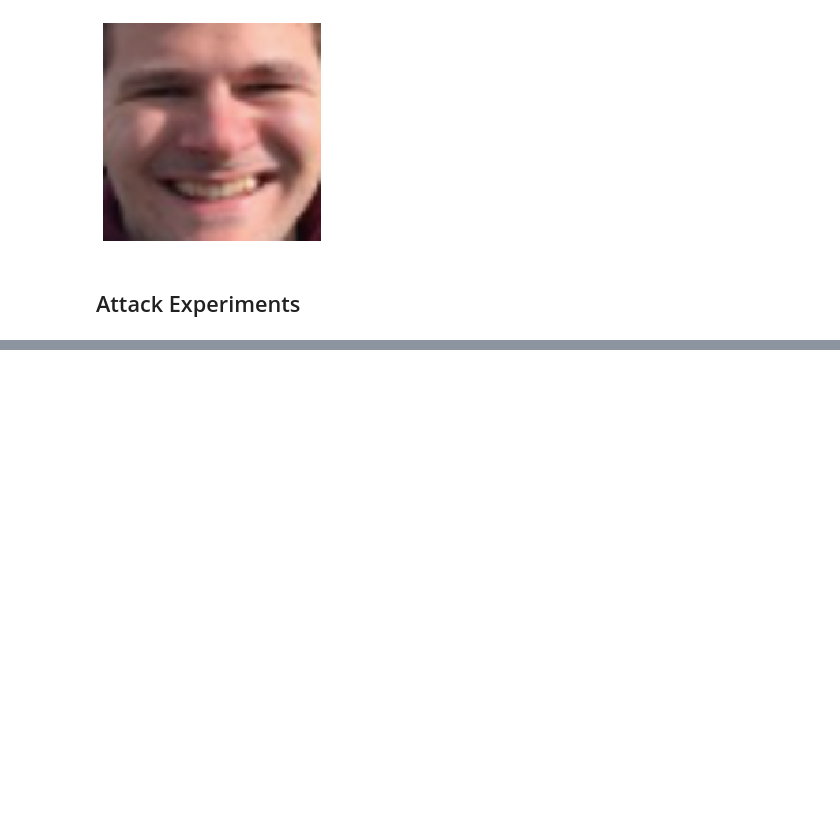
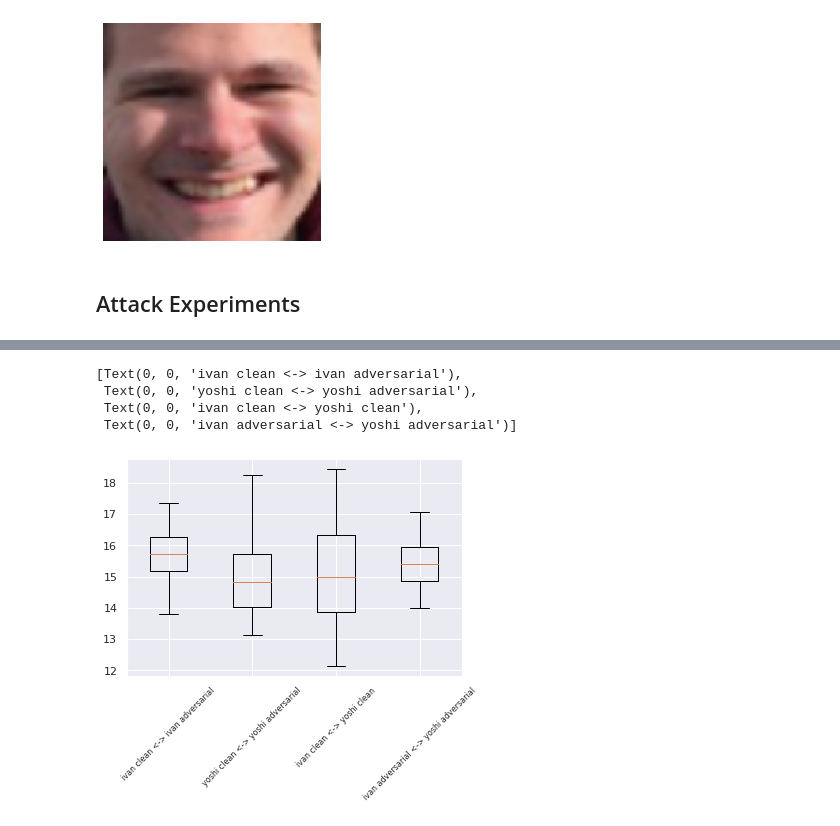
Before and after one commit to psturmfels/adversarial_faces, a Jupyter notebook: notebooks/Strong_Attack.ipynb, the cells around one changed output, grey strips where cells are left out. Saved outputs shown, nothing was run; the diff lists cells and outputs as text; code cells hidden in the pictures; blank space fills up the shorter version.

```diff
--- a/notebooks/Strong_Attack.ipynb
+++ b/notebooks/Strong_Attack.ipynb
@@ -252,2 +342,3 @@ class ExperimentalAttacker(Attacker):
 # %%
 yoshi_embeddings = model.predict(np.array(yoshi_images), batch_size=6)
+ivan_embeddings = model.predict(np.array(ivan_images), batch_size=6)
@@ -271,0 +531,43 @@ TypeError: 'list' object cannot be interpreted as an integer
+# %%
+yoshi_adversarial_embeddings = model.predict(np.array(yoshi_adversarial_images), batch_size=6)
+ivan_adversarial_embeddings = model.predict(np.array(ivan_adversarial_images), batch_size=6)
+# %%
+ivan_clean_adv = pairwise_distances(
+     ivan_embeddings,
+     ivan_adversarial_embeddings,
+     metric='euclidean',
+).flatten()
+yoshi_clean_adv = pairwise_distances(
+     yoshi_embeddings,
+     yoshi_adversarial_embeddings,
+     metric='euclidean',
+).flatten()
+ivan_yoshi_clean = pairwise_distances(
+     ivan_embeddings,
+     yoshi_embeddings,
+     metric='euclidean',
+).flatten()
+ivan_adv_yoshi_adv =  pairwise_distances(
+     ivan_adversarial_embeddings,
+     yoshi_adversarial_embeddings,
+     metric='euclidean',
+).flatten()
+
+
+ivan_clean_clean = pairwise_distances(
+     ivan_embeddings,
+     ivan_embeddings,
+     metric='euclidean',
+).[np.tril_indices()]
+
+fig1, ax1 = plt.subplots()
+ax1.boxplot([ivan_clean_adv, yoshi_clean_adv, ivan_yoshi_clean, ivan_adv_yoshi_adv])
+ax1.set_xticklabels(["ivan clean <-> ivan adversarial", "yoshi clean <-> yoshi adversarial",
+                    "ivan clean <-> yoshi clean", "ivan adversarial <-> yoshi adversarial"],
+                   rotation=45, fontsize=8)
+# %% [output]
+[Text(0, 0, 'ivan clean <-> ivan adversarial'),
+ Text(0, 0, 'yoshi clean <-> yoshi adversarial'),
+ Text(0, 0, 'ivan clean <-> yoshi clean'),
+ Text(0, 0, 'ivan adversarial <-> yoshi adversarial')]
+[figure, added]
```
Also changed, not shown: parts of 19 cells of this notebook.
